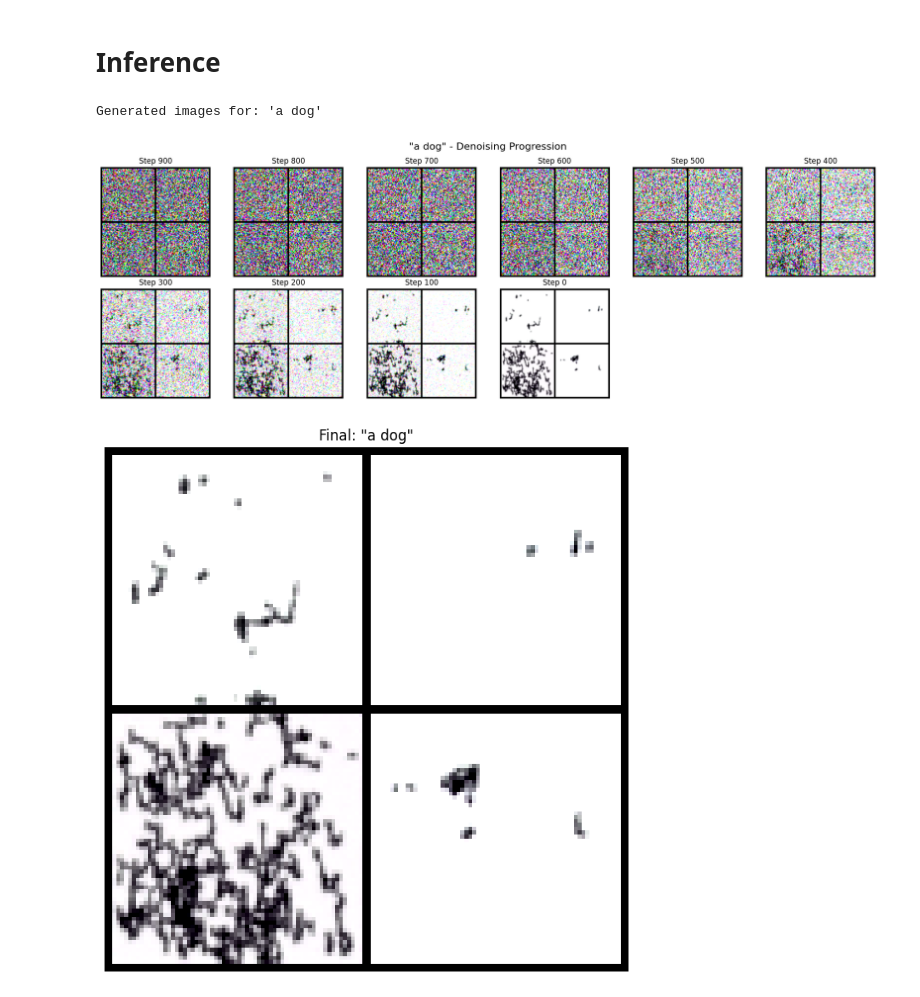
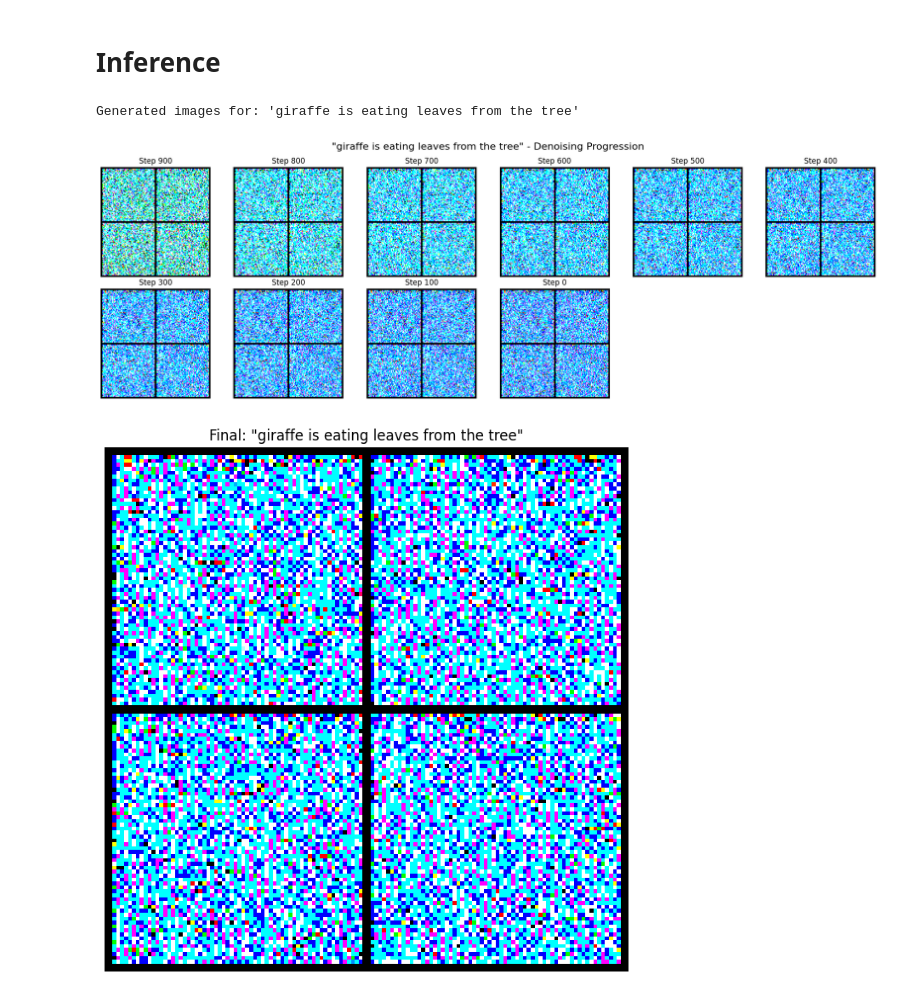
Before and after one commit to dhyutin/Diffusion-from-scratch, a Jupyter notebook: conditional_ddpm.ipynb, the cells around one changed output. Drawn from its saved outputs; the diff is of its cells as text; code cells hidden in the pictures.

```diff
--- a/conditional_ddpm.ipynb
+++ b/conditional_ddpm.ipynb
@@ -480,7 +480,7 @@ def sample_images_with_text(model, text_prompt, num_images=4, img_size=64,
 # Generate images with progression
 model.eval()
 
-text_prompt = "a dog"
+text_prompt = "giraffe is eating leaves from the tree"
 
 progression = sample_images_with_text(
     model,
@@ -493,33 +493,33 @@ progression = sample_images_with_text(
 
 # Display progression
 print(f"Generated images for: '{text_prompt}'")
 fig, axes = plt.subplots(2, 6, figsize=(18, 6))
 axes = axes.flatten()
 
 for idx, (step, imgs) in enumerate(sorted(progression.items(), reverse=True)):
     if idx < 12:
         grid = vutils.make_grid(imgs, nrow=2)
         axes[idx].imshow(grid.permute(1, 2, 0).numpy())
         axes[idx].set_title(f'Step {step}')
         axes[idx].axis('off')
 
 
 for idx in range(len(progression), 12):
     axes[idx].axis('off')
 
 plt.suptitle(f'"{text_prompt}" - Denoising Progression', fontsize=16)
 plt.tight_layout()
 plt.show()
 
 
 final_images = progression[0]
 grid = vutils.make_grid(final_images, nrow=2)
 plt.figure(figsize=(8, 8))
 plt.imshow(grid.permute(1, 2, 0).numpy())
 plt.axis('off')
 plt.title(f'Final: "{text_prompt}"')
 plt.show()
 # %% [output]
-Generated images for: 'a dog'
+Generated images for: 'giraffe is eating leaves from the tree'
-[figure, old version]
+[figure, new version]
-[figure, old version]
+[figure, new version]
```
Also changed, not shown: 5 other files.
